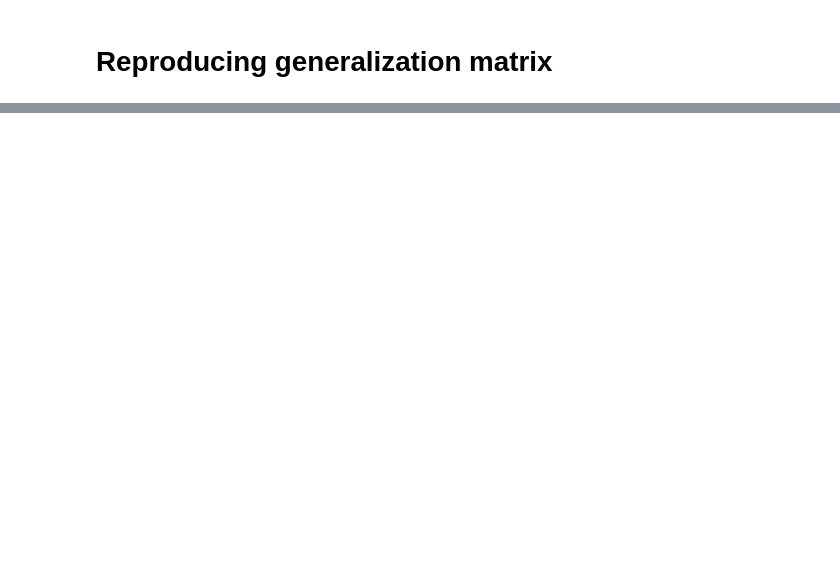
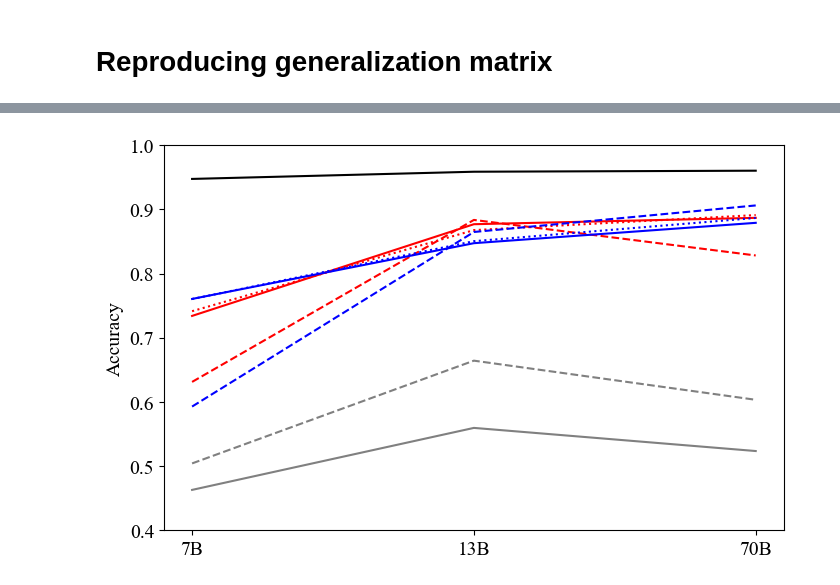
Before and after one commit to saprmarks/geometry-of-truth, a Jupyter notebook: generalization.ipynb, the cells around one changed output, grey strips where cells are left out. Cells and saved outputs as stored; diff of their text form; code cells hidden in the pictures; blank space fills up the shorter version.

```diff
--- a/generalization.ipynb
+++ b/generalization.ipynb
@@ -206 +296,44 @@ oracle_accs
+# %%
+plt.figure(figsize=(8, 5))
+
+
+plt.plot(
+    [averagesss[f'llama-2-{scales[i]}b']['LRProbe']['cities+neg_cities'] for i in range(3)], 'r-',
+)
+plt.plot(
+    [averagesss[f'llama-2-{scales[i]}b']['MMProbe']['cities+neg_cities'] for i in range(3)], 'r--'
+)
+plt.plot(
+    [averagesss[f'llama-2-{scales[i]}b']['CCSProbe']['cities+neg_cities'] for i in range(3)], 'r:'
+)
+plt.plot(
+    [averagesss[f'llama-2-{scales[i]}b']['LRProbe']['larger_than+smaller_than'] for i in range(3)], 'b-'
+)
+plt.plot(
+    [averagesss[f'llama-2-{scales[i]}b']['MMProbe']['larger_than+smaller_than'] for i in range(3)], 'b--'
+)
+plt.plot(
+    [averagesss[f'llama-2-{scales[i]}b']['CCSProbe']['larger_than+smaller_than'] for i in range(3)], 'b:'
+)
+plt.plot(
+    [averagesss[f'llama-2-{scales[i]}b']['oracle'] for i in range(3)], 'k-'
+)
+plt.plot(
+    [averagesss[f'llama-2-{scales[i]}b']['LRProbe']['likely'] for i in range(3)], '-', color='gray'
+)
+plt.plot(
+    [averagesss[f'llama-2-{scales[i]}b']['MMProbe']['likely'] for i in range(3)], '--', color='gray'
+
+)
+plt.ylim(0.4, 1)
+
+plt.xticks(range(len(scales)), [f'{scales[i]}B' for i in range(len(scales))])
+
+plt.ylabel('Accuracy')
+
+plt.ylim(0.4, 1)
+
+plt.show()
+# %% [output]
+[figure, added]
 # %%
```
Also changed, not shown: parts of 11 cells of this notebook.
